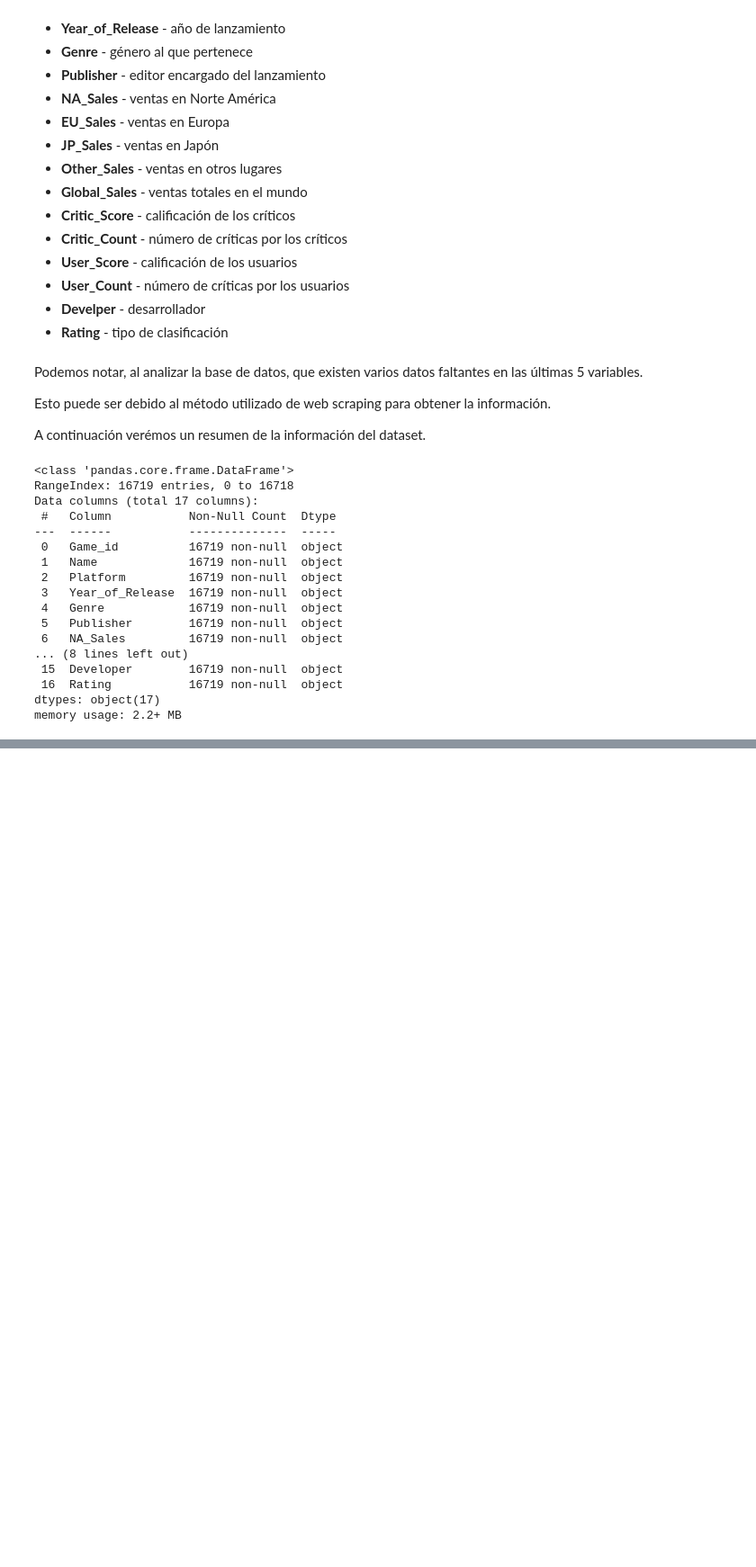
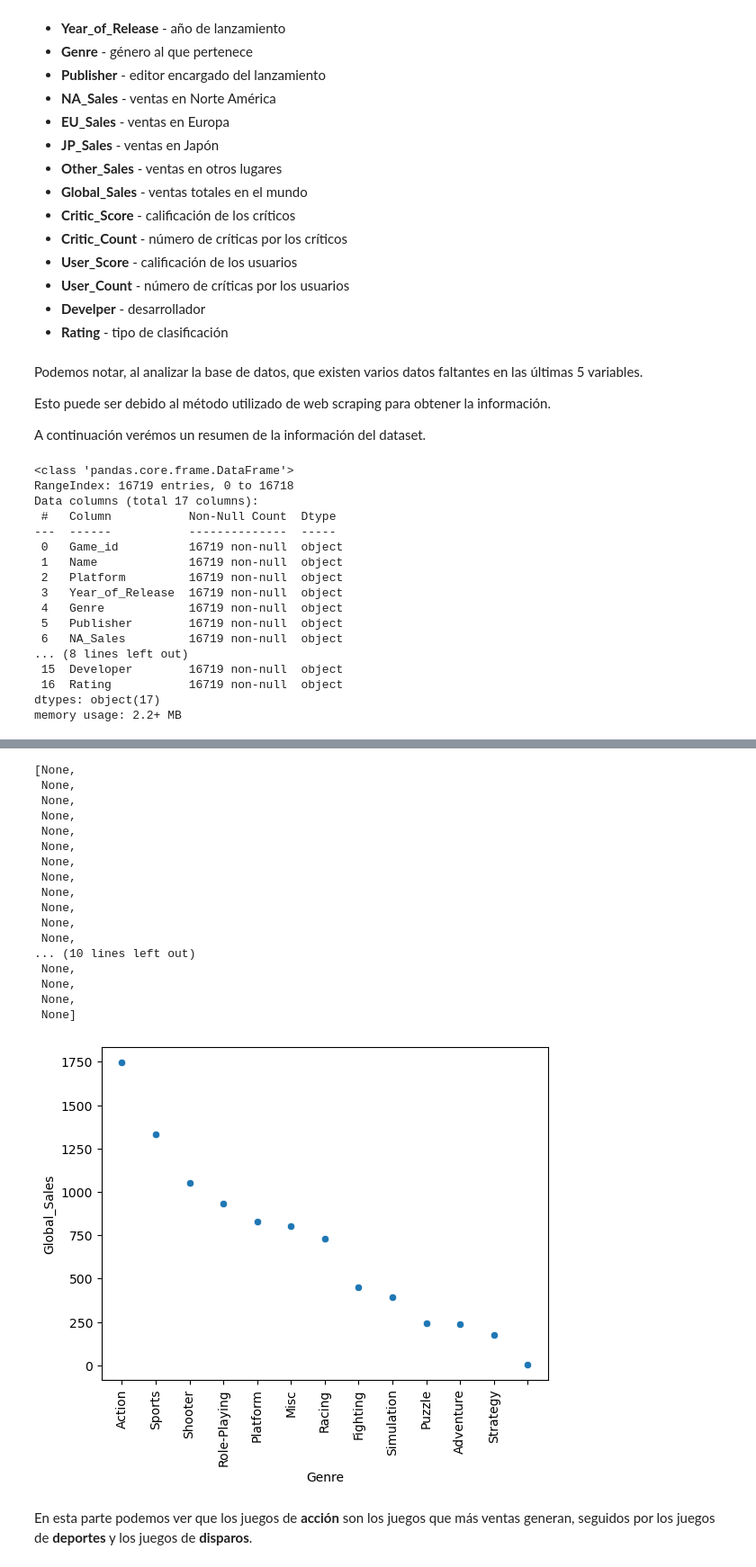
Before and after one commit to cristoforo93/ProyectoFinal, a Jupyter notebook: reporte.ipynb, the cells around one changed output, grey strips where cells are left out. Shown: that part at 90% size. Drawn from its saved outputs; the diff is of its cells as text; code cells hidden in the pictures; blank space fills up the shorter version.

```diff
--- a/reporte.ipynb
+++ b/reporte.ipynb
@@ -61,0 +210,4 @@ memory usage: 2.2+ MB
+# %%
+genero = gamesales[['Genre','Global_Sales']]
+genero['Global_Sales'] = genero['Global_Sales'].astype('float')
+print(genero.groupby('Genre').sum().sort_values('Global_Sales',ascending=False))
@@ -61,0 +235,26 @@ memory usage: 2.2+ MB
+# %%
+plot = sb.scatterplot(data = genero.groupby('Genre').sum().sort_values('Global_Sales',ascending=False),
+               x='Genre',
+               y='Global_Sales')
+plt.setp(plot.get_xticklabels(),rotation=90)
+# %% [output]
+[None,
+ None,
+ None,
+ None,
+ None,
+ None,
+ None,
+ None,
+ None,
+ None,
+ None,
+ None,
+... (10 lines left out)
+ None,
+ None,
+ None,
+ None]
+[figure, added]
+# %% [markdown]
+En esta parte podemos ver que los juegos de **acción** son los juegos que más ventas generan, seguidos por los juegos de **deportes** y los juegos de **disparos**.
```
Also changed, not shown: parts of 28 cells of this notebook, 1 other file.
